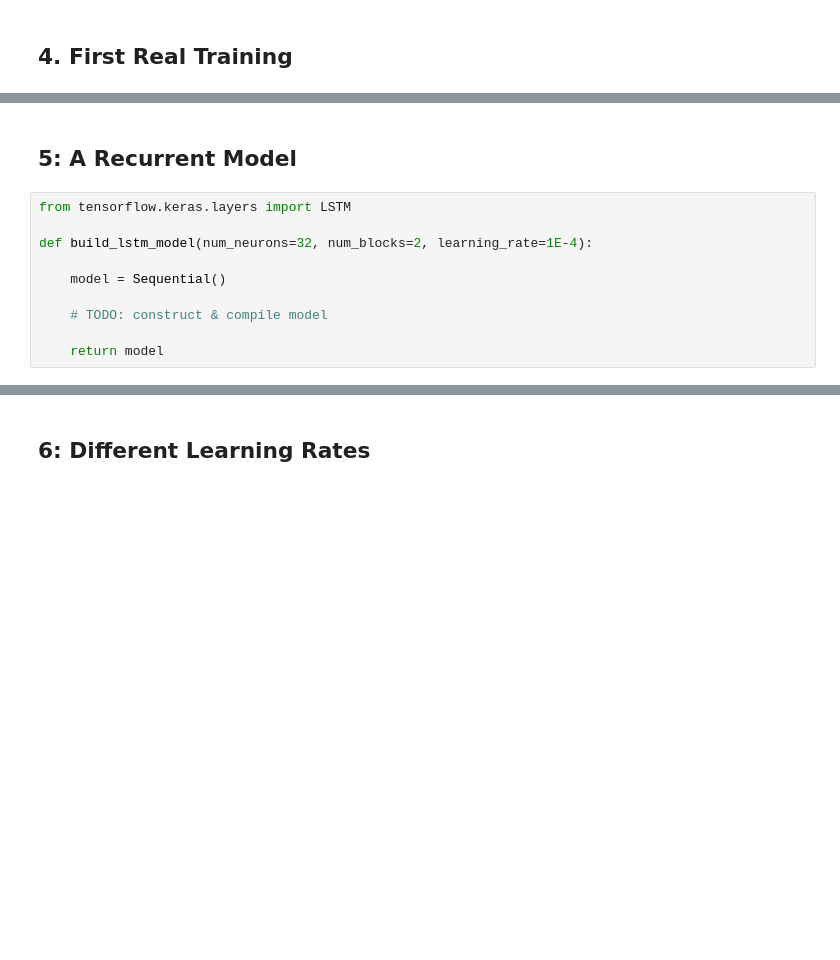
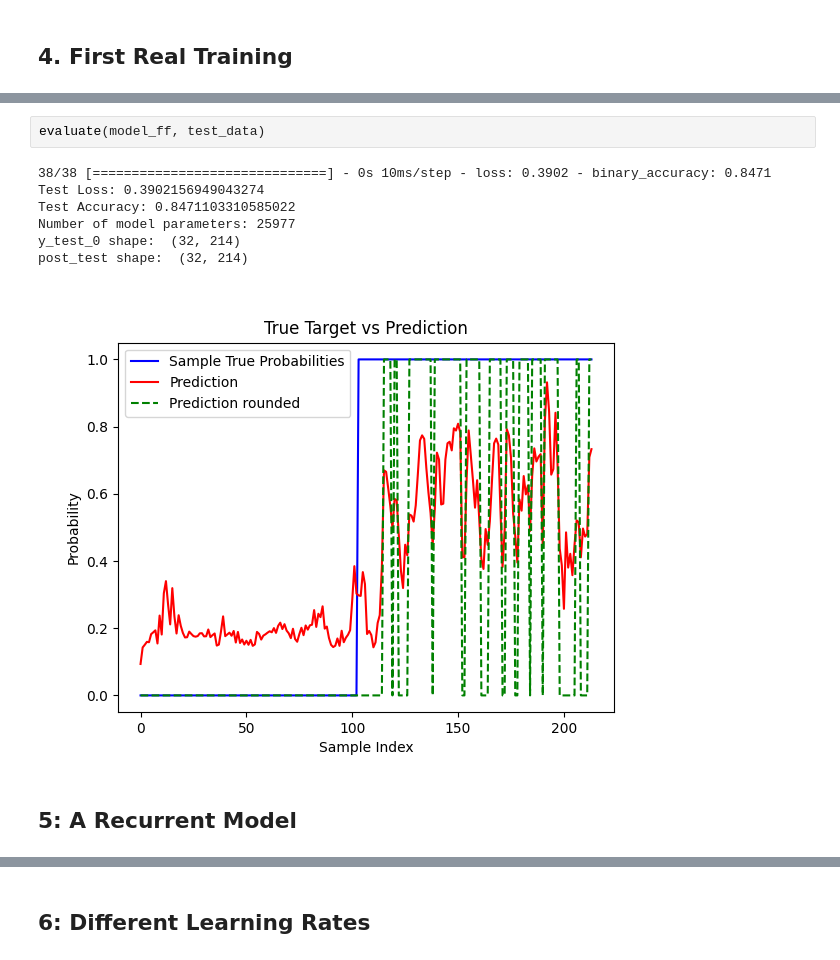
Before and after one commit to kasperikaivola/python-audio-processing, a Jupyter notebook: prerequisites/07_deep_learning/deep_learning.ipynb, the cells around one changed output, grey strips where cells are left out. Saved outputs shown, nothing was run; the diff lists cells and outputs as text; blank space fills up the shorter version.

```diff
--- a/prerequisites/07_deep_learning/deep_learning.ipynb
+++ b/prerequisites/07_deep_learning/deep_learning.ipynb
@@ -285,12 +427,12 @@ evaluate(model_ff, test_data)
+# %%
+evaluate(model_ff, test_data)
+# %% [output]
+38/38 [==============================] - 0s 10ms/step - loss: 0.3902 - binary_accuracy: 0.8471
+Test Loss: 0.3902156949043274
+Test Accuracy: 0.8471103310585022
+Number of model parameters: 25977
+y_test_0 shape:  (32, 214)
+post_test shape:  (32, 214)
+[figure, added]
 # %% [markdown]
 ## 5: A Recurrent Model
-# %%
-from tensorflow.keras.layers import LSTM
-
-def build_lstm_model(num_neurons=32, num_blocks=2, learning_rate=1E-4):
-
-    model = Sequential()
-
-    # TODO: construct & compile model
-
-    return model
```
Also changed, not shown: parts of 14 cells of this notebook.
